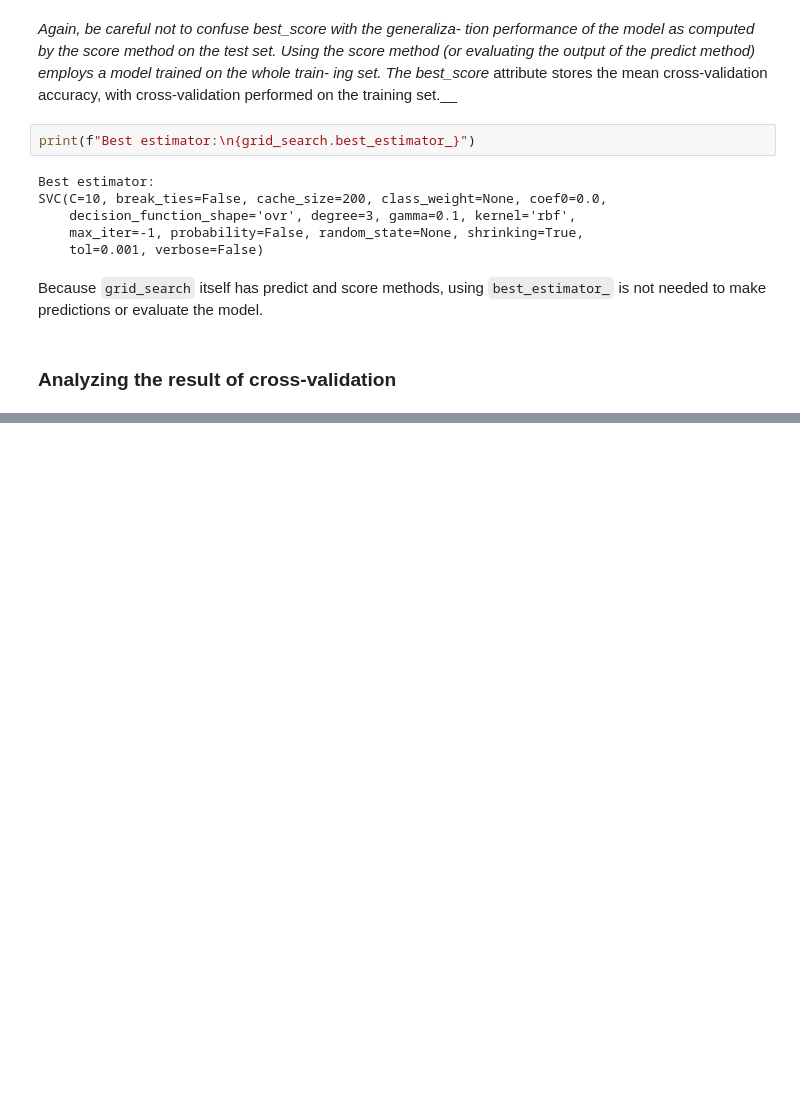
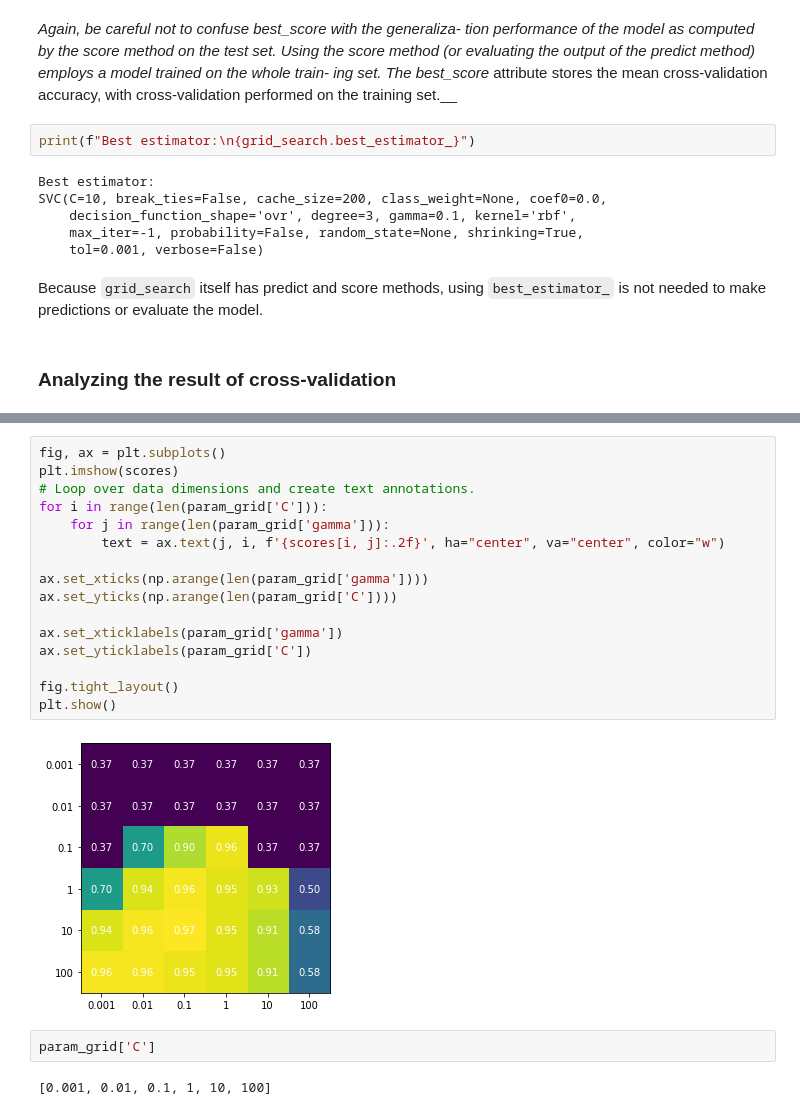
Before and after one commit to cmarsa/imlwp, a Jupyter notebook: 05_model_evaluation_and_improvement.ipynb, the cells around one changed output, grey strips where cells are left out. Cells and saved outputs as stored; diff of their text form; blank space fills up the shorter version.

```diff
--- a/05_model_evaluation_and_improvement.ipynb
+++ b/05_model_evaluation_and_improvement.ipynb
@@ -543,0 +577,22 @@ is not needed to make predictions or evaluate the model.
+# %%
+fig, ax = plt.subplots()
+plt.imshow(scores)
+# Loop over data dimensions and create text annotations.
+for i in range(len(param_grid['C'])):
+    for j in range(len(param_grid['gamma'])):
+        text = ax.text(j, i, f'{scores[i, j]:.2f}', ha="center", va="center", color="w")
+
+ax.set_xticks(np.arange(len(param_grid['gamma'])))
+ax.set_yticks(np.arange(len(param_grid['C'])))
+
+ax.set_xticklabels(param_grid['gamma'])
+ax.set_yticklabels(param_grid['C'])
+
+fig.tight_layout()
+plt.show()
+# %% [output]
+[figure, added]
+# %%
+param_grid['C']
+# %% [output]
+[0.001, 0.01, 0.1, 1, 10, 100]
```
Also changed, not shown: parts of 21 cells of this notebook.
